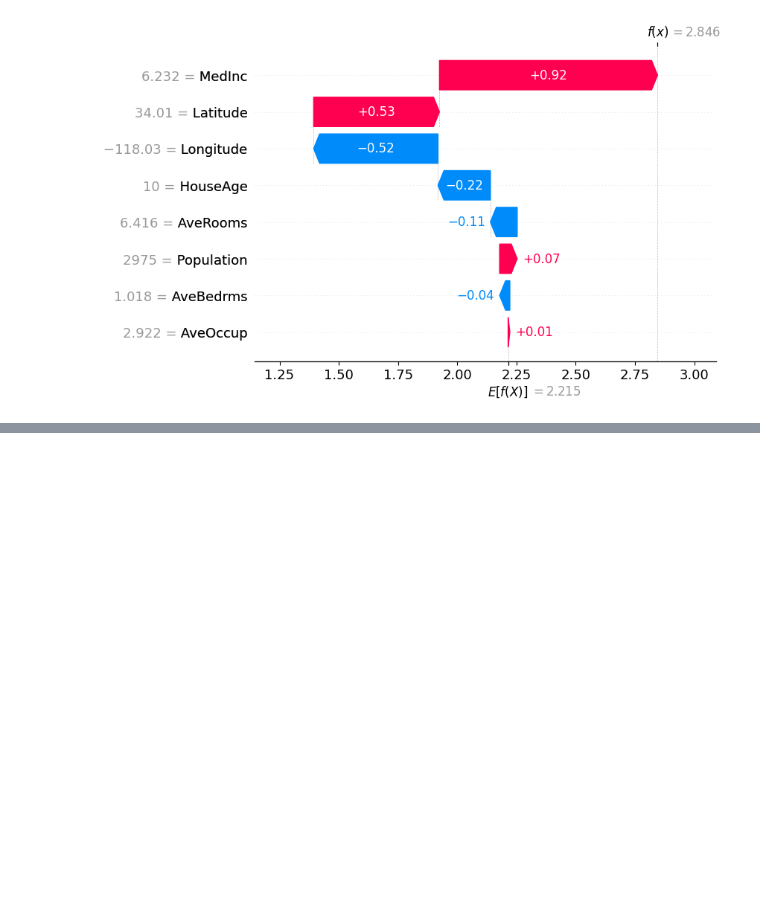
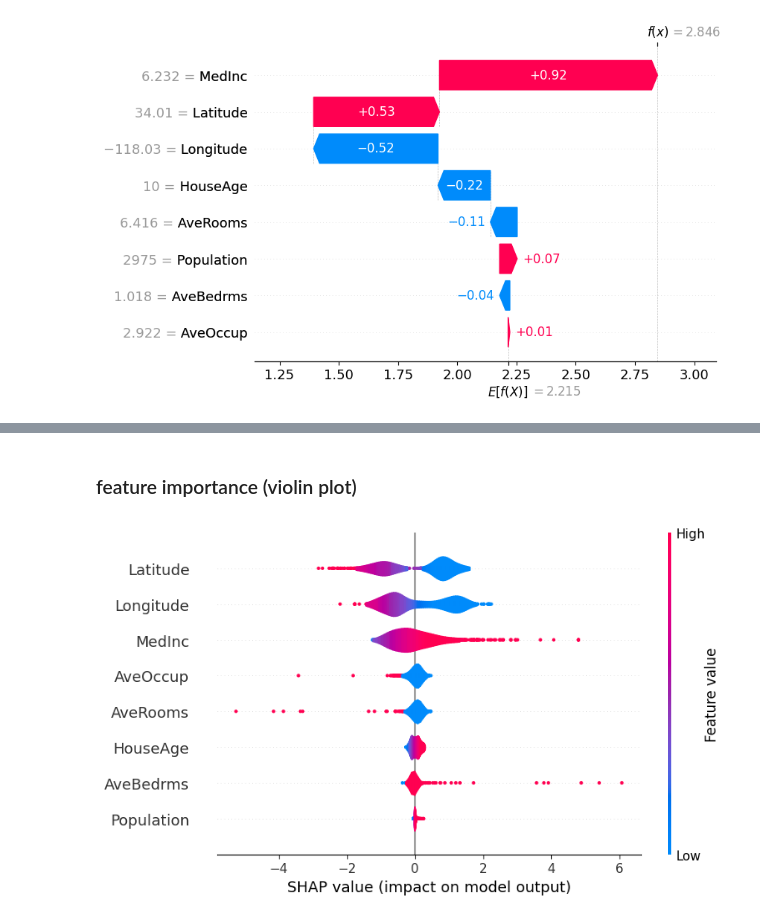
Before and after one commit to senthilkumarimuth/gists, a Jupyter notebook: artificial_intelligence/explainability/shap/logistic_reg.ipynb, the cells around one changed output, grey strips where cells are left out. Drawn from its saved outputs; the diff is of its cells as text; code cells hidden in the pictures; blank space fills up the shorter version.

```diff
--- a/artificial_intelligence/explainability/shap/logistic_reg.ipynb
+++ b/artificial_intelligence/explainability/shap/logistic_reg.ipynb
@@ -71,0 +108,6 @@ shap.plots.waterfall(shap_values[sample_ind], max_display=14)
+# %% [markdown]
+### feature importance (violin plot)
+# %%
+shap.summary_plot(shap_values, plot_type='violin') # similar to swarm plot
+# %% [output]
+[figure, added]
```
Also changed, not shown: parts of 24 cells of this notebook, 2 other files.
